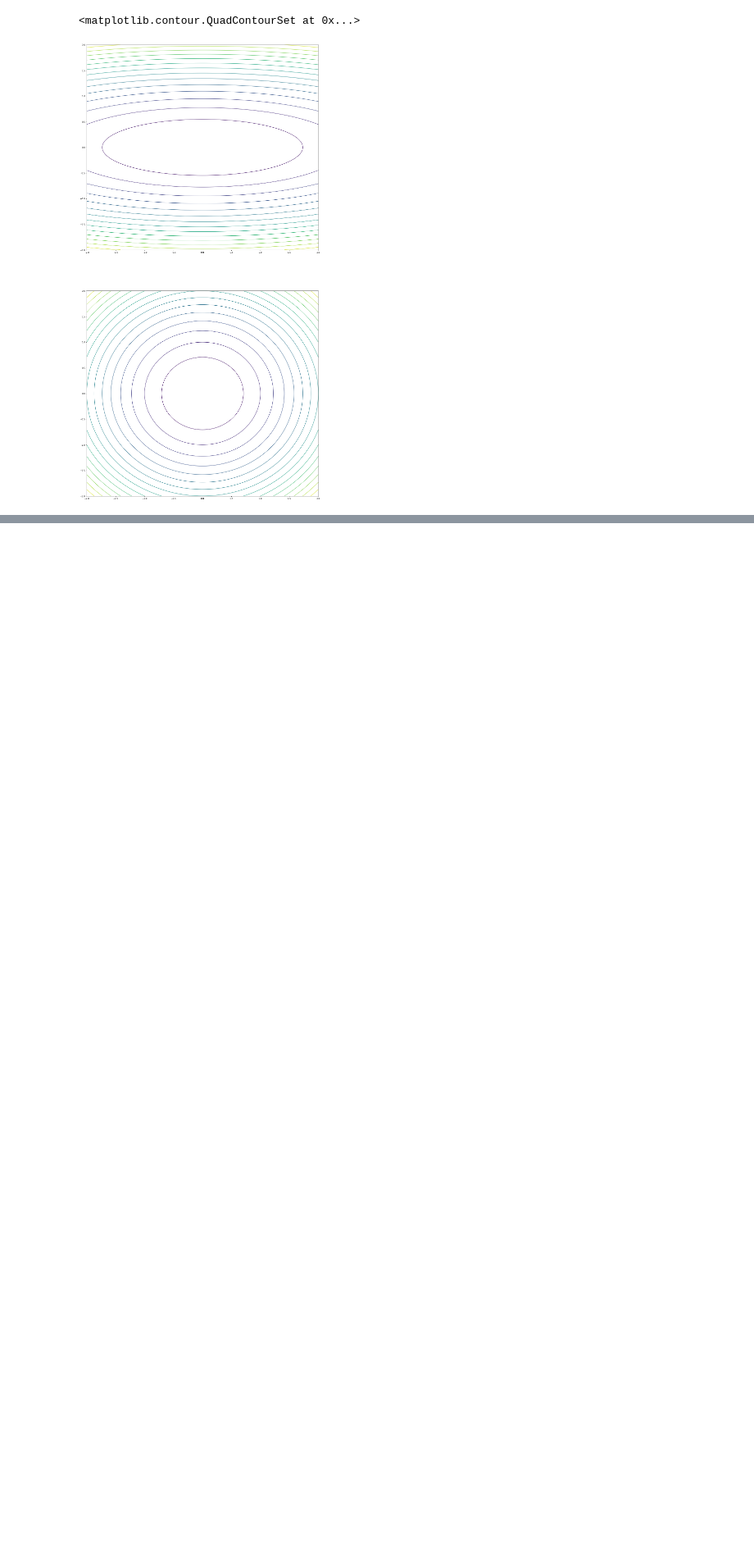
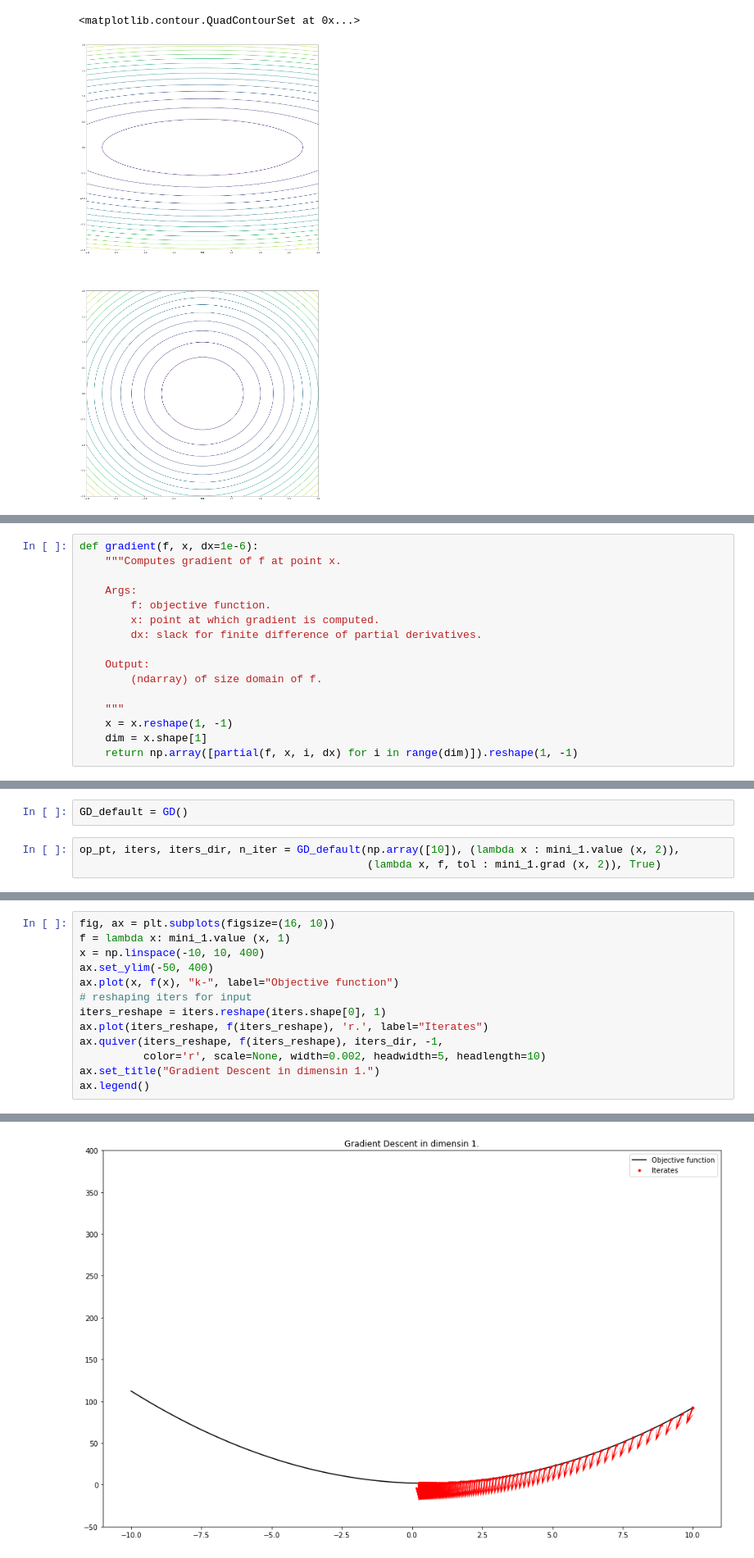
Before and after one commit to DaniGodin/ocvx, a Jupyter notebook: Code.ipynb, the cells around one changed output, grey strips where cells are left out. Shown at 82% size. Cells and saved outputs as stored; diff of their text form; blank space fills up the shorter version.

```diff
--- a/Code.ipynb
+++ b/Code.ipynb
@@ -106,0 +139,16 @@ ax[1].contour(X, Y, func_3.value(x_y, 1).reshape(nb_pts, -1), 15)
+# %%
+def gradient(f, x, dx=1e-6):
+    """Computes gradient of f at point x.
+
+    Args:
+        f: objective function.
+        x: point at which gradient is computed.
+        dx: slack for finite difference of partial derivatives.
+
+    Output:
+        (ndarray) of size domain of f.
+
+    """
+    x = x.reshape(1, -1)
+    dim = x.shape[1]
+    return np.array([partial(f, x, i, dx) for i in range(dim)]).reshape(1, -1)
@@ -106,0 +246,5 @@ ax[1].contour(X, Y, func_3.value(x_y, 1).reshape(nb_pts, -1), 15)
+# %%
+GD_default = GD()
+# %%
+op_pt, iters, iters_dir, n_iter = GD_default(np.array([10]), (lambda x : mini_1.value (x, 2)),
+                                             (lambda x, f, tol : mini_1.grad (x, 2)), True)
@@ -106,0 +256,14 @@ ax[1].contour(X, Y, func_3.value(x_y, 1).reshape(nb_pts, -1), 15)
+# %%
+fig, ax = plt.subplots(figsize=(16, 10))
+f = lambda x: mini_1.value (x, 1)
+x = np.linspace(-10, 10, 400)
+ax.set_ylim(-50, 400)
+ax.plot(x, f(x), "k-", label="Objective function")
+# reshaping iters for input
+iters_reshape = iters.reshape(iters.shape[0], 1)
+ax.plot(iters_reshape, f(iters_reshape), 'r.', label="Iterates")
+ax.quiver(iters_reshape, f(iters_reshape), iters_dir, -1,
+          color='r', scale=None, width=0.002, headwidth=5, headlength=10)
+ax.set_title("Gradient Descent in dimensin 1.")
+ax.legend()
+# %% [output]
@@ -106,0 +271 @@ ax[1].contour(X, Y, func_3.value(x_y, 1).reshape(nb_pts, -1), 15)
+[figure, added]
```
Also changed, not shown: parts of 10 cells of this notebook.
